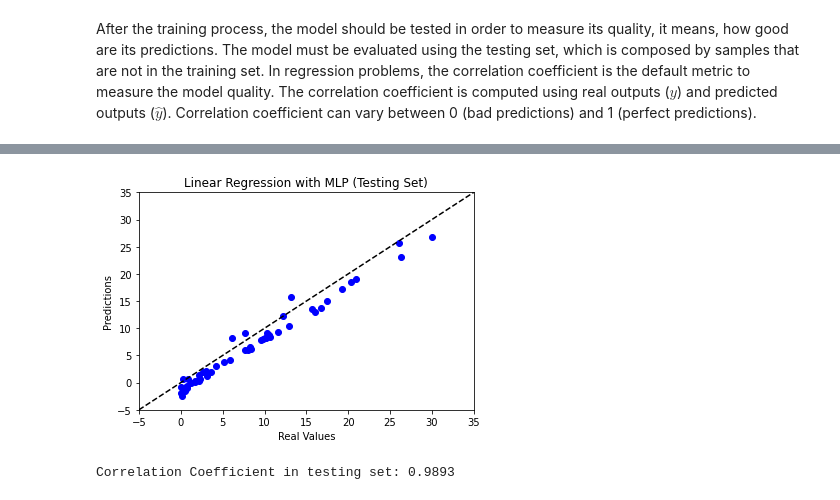
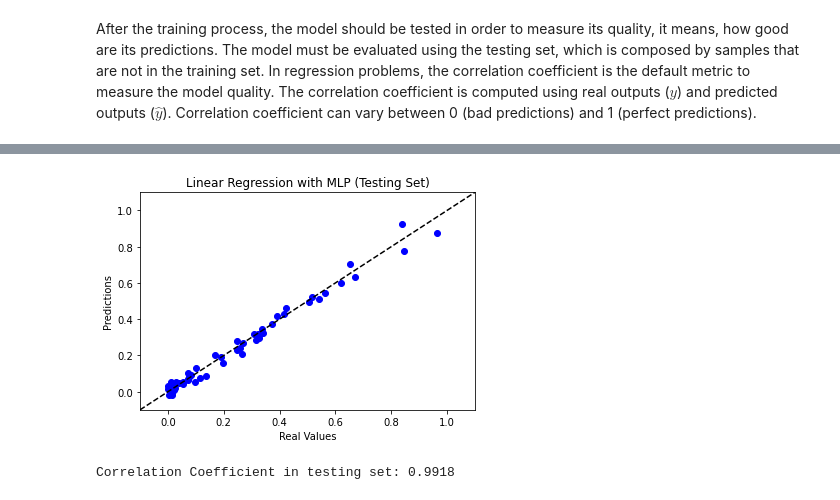
Before and after one commit to Sandrocamargo/deep-learning, a Jupyter notebook: dl_class04_LinearRegressionMLP.ipynb, the cells around one changed output, grey strips where cells are left out. Drawn from its saved outputs; the diff is of its cells as text; code cells hidden in the pictures.

```diff
--- a/dl_class04_LinearRegressionMLP.ipynb
+++ b/dl_class04_LinearRegressionMLP.ipynb
@@ -45,3 +46,8 @@ Data columns (total 13 columns):
  12  FWI          243 non-null    float64
 dtypes: float64(7), int64(6)
 memory usage: 24.8 KB
+# %%
+scaler = MinMaxScaler()
+print(scaler.fit(data))
+MinMaxScaler()
+data = pd.DataFrame(scaler.transform(data))
@@ -110,7 +118,7 @@ def build_model():
   # Mean Squared Error (MSE) is the default loss function in regression models
   model.compile(loss = 'mse',
       optimizer = optimizer,
-      metrics = ['mse'])
+      metrics = ['mse','mae'])
 
   return model
 # %% [markdown]
@@ -137,7 +145,7 @@ _________________________________________________________________
 After creating the model, it must be trained (fitted).
 Training is done using training set and the amount of epochs must be defined.
 # %%
-EPOCHS = 1000
+EPOCHS = 200
 
 history = model.fit(
     train_x, train_y, epochs = EPOCHS, verbose = 1
@@ -181,12 +189,12 @@ The correlation coefficient is computed using real outputs ($y$) and predicted o
 test_predictions = model.predict(test_x) # predict radon activities with the built linear regression model
 
 plt.scatter(test_y, test_predictions, marker = 'o', c = 'blue')
-plt.plot([-5,35], [-5,35], color = 'black', ls = '--')
+plt.plot([-0.1,1.1], [-0.1,1.1], color = 'black', ls = '--')
 plt.ylabel('Predictions')
 plt.xlabel('Real Values')
 plt.title('Linear Regression with MLP (Testing Set)')
-plt.ylim(-5, 35)
-plt.xlim(-5, 35)
+plt.ylim(-0.1, 1.1)
+plt.xlim(-0.1, 1.1)
 plt.axis(True)
 plt.show()
 
@@ -196,5 +204,5 @@ print("Correlation Coefficient in testing set: %.4f" % np.corrcoef(np.transpose(
-[figure, old version]
+[figure, new version]
-Correlation Coefficient in testing set: 0.9893
+Correlation Coefficient in testing set: 0.9918
 # %%
 train_predictions = model.predict(train_x) # predict radom activities with the built linear regression model
 
```
Also changed, not shown: parts of 6 cells of this notebook, 1 other file.
